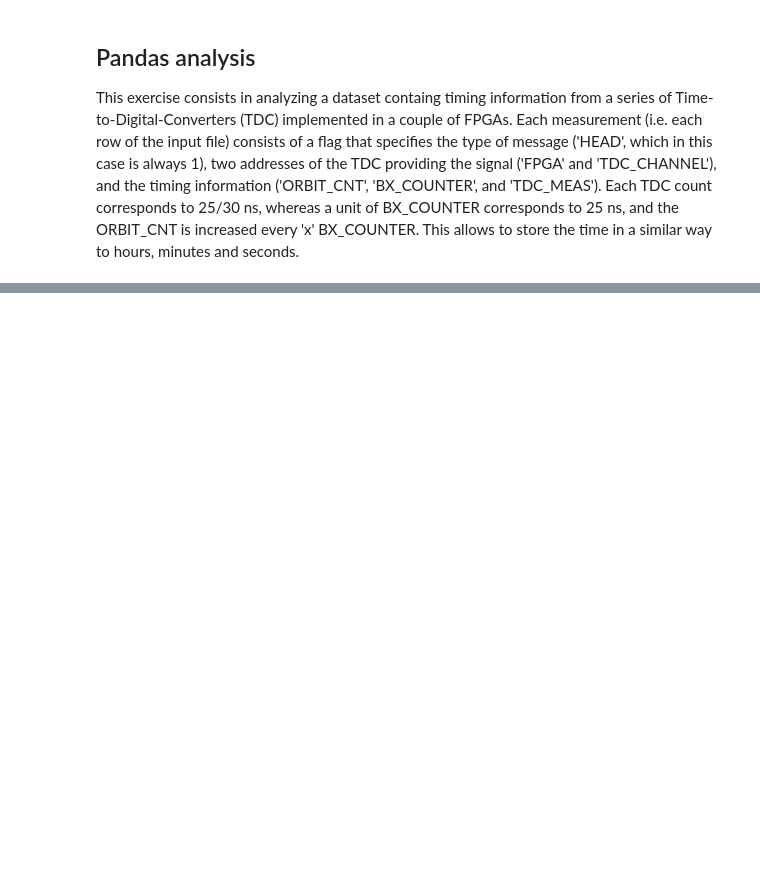
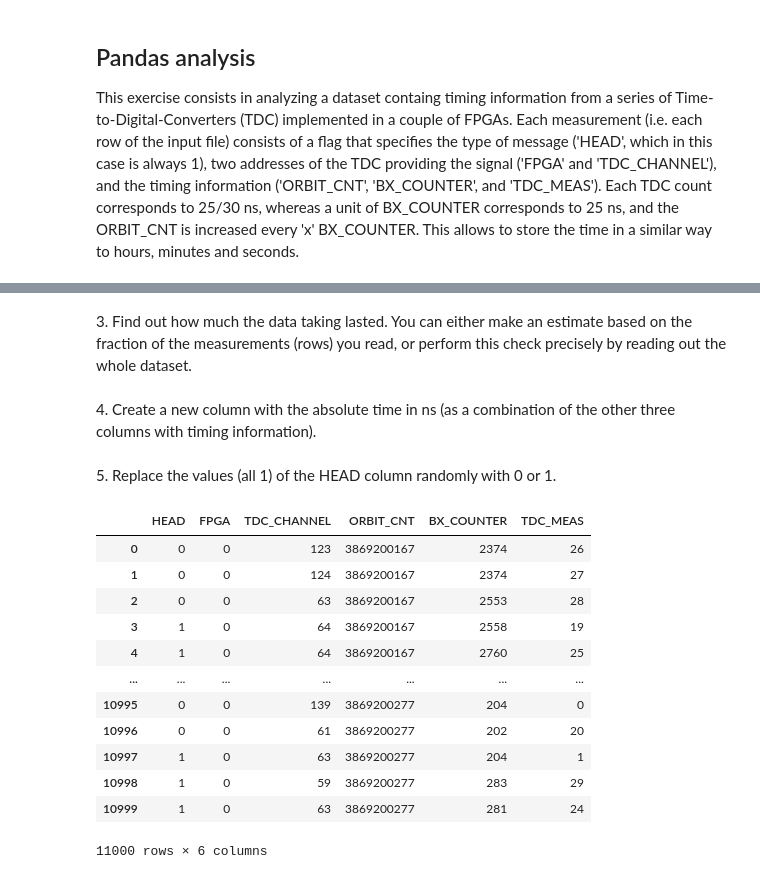
Before and after one commit to tommaso-bertola/LaboratoryOfComputationalPhysics_Y5, a Jupyter notebook: 06ex_Pandas.ipynb, the cells around one changed output, grey strips where cells are left out. Cells and saved outputs as stored; diff of their text form; code cells hidden in the pictures; blank space fills up the shorter version.

```diff
--- a/06ex_Pandas.ipynb
+++ b/06ex_Pandas.ipynb
@@ -25,0 +47,4 @@ This exercise consists in analyzing a dataset containg timing information from a
+# %% [markdown]
+3\. Find out how much the data taking lasted. You can either make an estimate based on the fraction of the measurements (rows) you read, or perform this check precisely by reading out the whole dataset.
+# %% [markdown]
+4\. Create a new column with the absolute time in ns (as a combination of the other three columns with timing information).
@@ -25,0 +53,19 @@ This exercise consists in analyzing a dataset containg timing information from a
+# %% [markdown]
+5\. Replace the values (all 1) of the HEAD column randomly with 0 or 1.
+# %%
+df['HEAD']=np.random.randint(0,2, size=len(df))
+df
+# %% [output]
+|  | HEAD | FPGA | TDC_CHANNEL | ORBIT_CNT | BX_COUNTER | TDC_MEAS |
+| 0 | 0 | 0 | 123 | 3869200167 | 2374 | 26 |
+| 1 | 0 | 0 | 124 | 3869200167 | 2374 | 27 |
+| 2 | 0 | 0 | 63 | 3869200167 | 2553 | 28 |
+| 3 | 1 | 0 | 64 | 3869200167 | 2558 | 19 |
+| 4 | 1 | 0 | 64 | 3869200167 | 2760 | 25 |
+| ... | ... | ... | ... | ... | ... | ... |
+| 10995 | 0 | 0 | 139 | 3869200277 | 204 | 0 |
+| 10996 | 0 | 0 | 61 | 3869200277 | 202 | 20 |
+| 10997 | 1 | 0 | 63 | 3869200277 | 204 | 1 |
+| 10998 | 1 | 0 | 59 | 3869200277 | 283 | 29 |
+| 10999 | 1 | 0 | 63 | 3869200277 | 281 | 24 |
+11000 rows × 6 columns
```
Also changed, not shown: parts of 19 cells of this notebook, 1 other file.
